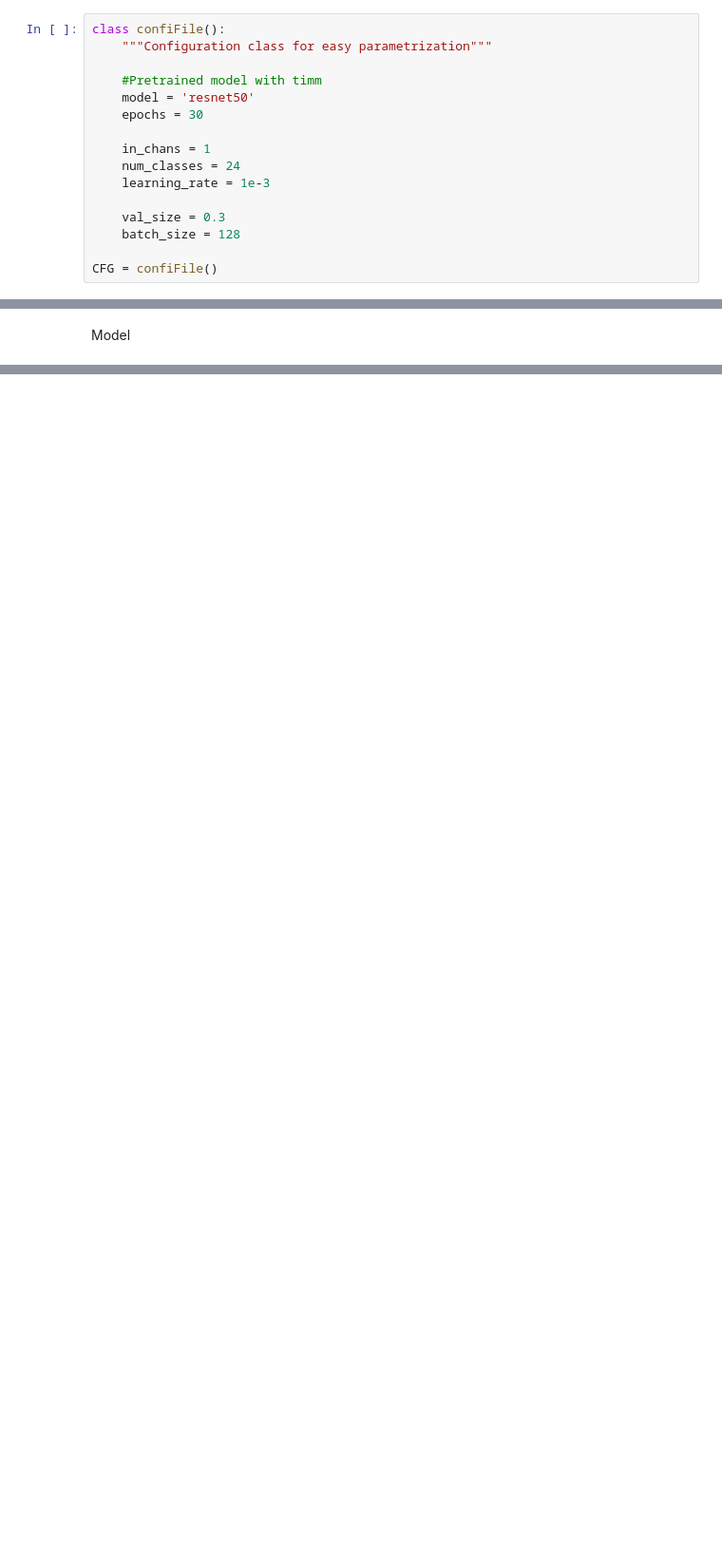
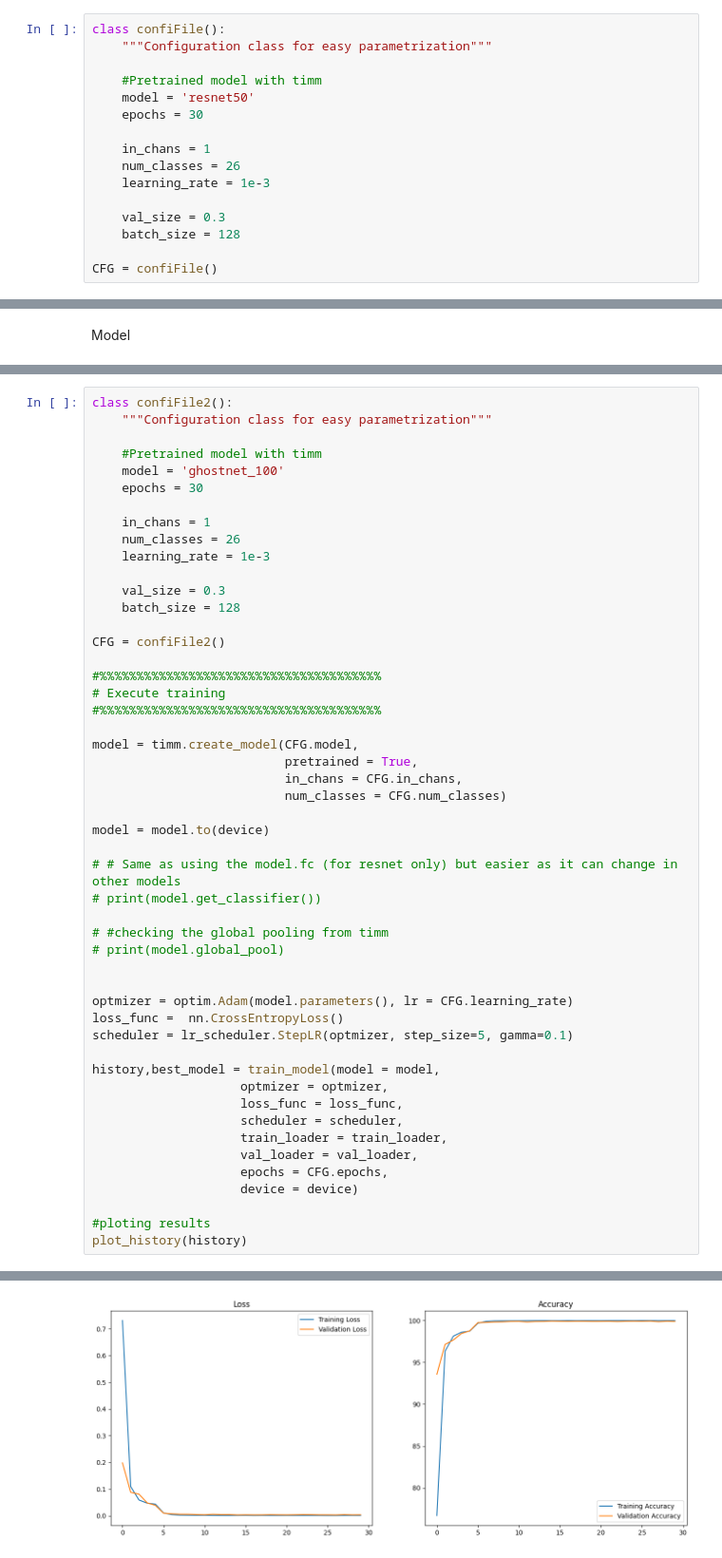
Before and after one commit to gustipangestu/code, a Jupyter notebook: detectTangan.ipynb, the cells around one changed output, grey strips where cells are left out. Shown: that part at 95% size. Cells and saved outputs as stored; diff of their text form; blank space fills up the shorter version.

```diff
--- a/detectTangan.ipynb
+++ b/detectTangan.ipynb
@@ -35,7 +35,7 @@ class confiFile():
     epochs = 30
 
     in_chans = 1
-    num_classes = 24
+    num_classes = 26
     learning_rate = 1e-3
 
     val_size = 0.3
@@ -258,0 +274,51 @@ Compile with `TORCH_USE_CUDA_DSA` to enable device-side assertions.
+# %%
+class confiFile2():
+    """Configuration class for easy parametrization"""
+
+    #Pretrained model with timm
+    model = 'ghostnet_100'
+    epochs = 30
+
+    in_chans = 1
+    num_classes = 26
+    learning_rate = 1e-3
+
+    val_size = 0.3
+    batch_size = 128
+
+CFG = confiFile2()
+
+#%%%%%%%%%%%%%%%%%%%%%%%%%%%%%%%%%%%%%%
+# Execute training
+#%%%%%%%%%%%%%%%%%%%%%%%%%%%%%%%%%%%%%%
+
+model = timm.create_model(CFG.model,
+                          pretrained = True,
+                          in_chans = CFG.in_chans,
+                          num_classes = CFG.num_classes)
+
+model = model.to(device)
+
+# # Same as using the model.fc (for resnet only) but easier as it can change in other models
+# print(model.get_classifier())
+
+# #checking the global pooling from timm
+# print(model.global_pool)
+
+
+optmizer = optim.Adam(model.parameters(), lr = CFG.learning_rate)
+loss_func =  nn.CrossEntropyLoss()
+scheduler = lr_scheduler.StepLR(optmizer, step_size=5, gamma=0.1)
+
+history,best_model = train_model(model = model,
+                    optmizer = optmizer,
+                    loss_func = loss_func,
+                    scheduler = scheduler,
+                    train_loader = train_loader,
+                    val_loader = val_loader,
+                    epochs = CFG.epochs,
+                    device = device)
+
+#ploting results
+plot_history(history)
+# %% [output]
@@ -258,0 +344 @@ Compile with `TORCH_USE_CUDA_DSA` to enable device-side assertions.
+[figure, added]
```
Also changed, not shown: parts of 5 cells of this notebook.
